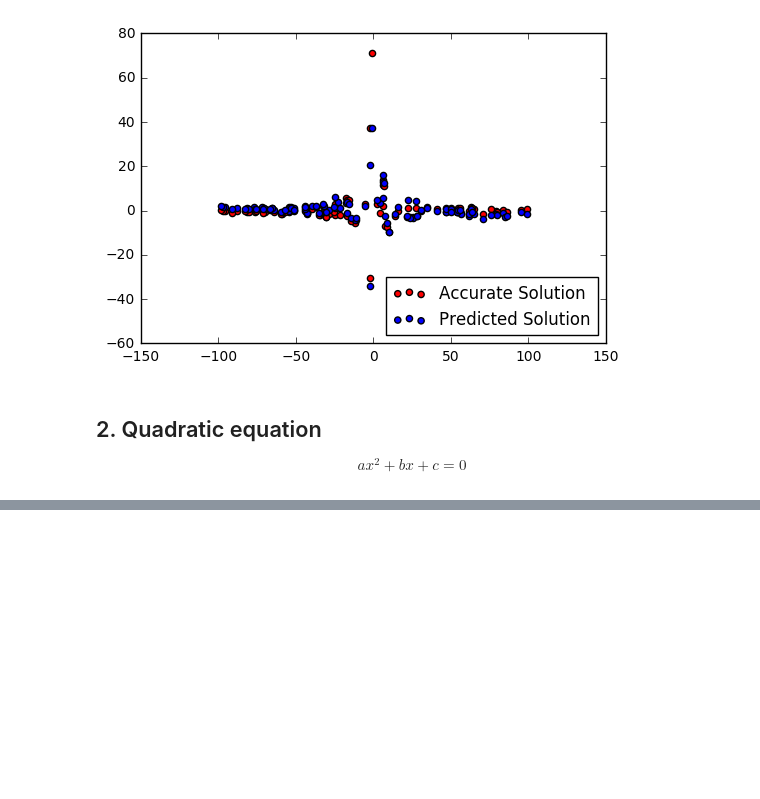
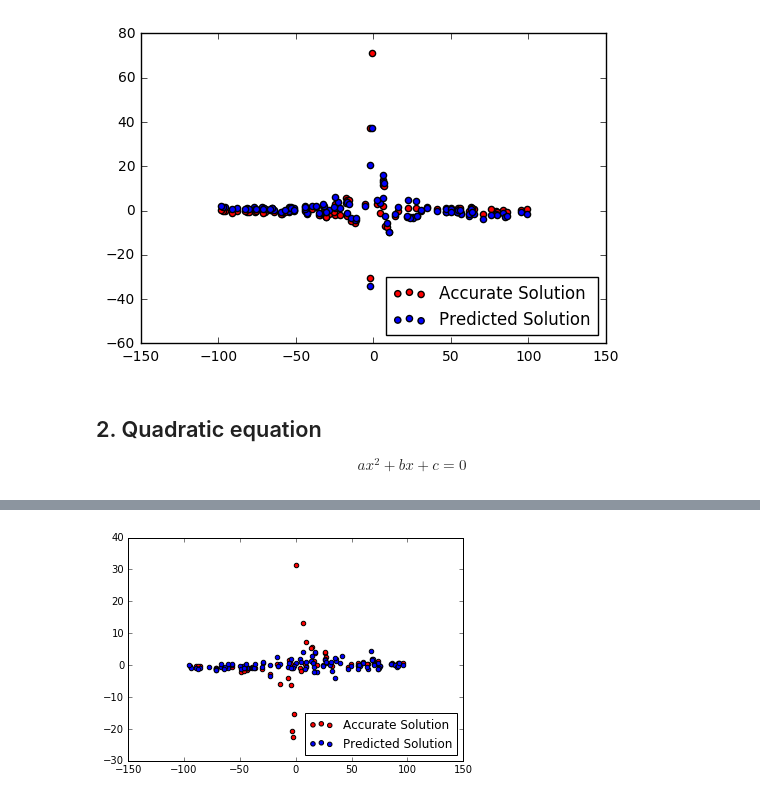
Before and after one commit to longyangking/ML, a Jupyter notebook: Deep Learning/Equation Solving.ipynb, the cells around one changed output, grey strips where cells are left out. Drawn from its saved outputs; the diff is of its cells as text; code cells hidden in the pictures; blank space fills up the shorter version.

```diff
--- a/Deep Learning/Equation Solving.ipynb
+++ b/Deep Learning/Equation Solving.ipynb
@@ -65,0 +102,17 @@ $$ a x^2 + b x + c =0$$
+# %%
+x_val = 100*(2*np.random.random((100,4))-1)
+a = x_val[:,0]
+b = x_val[:,1]
+c = x_val[:,2]
+y_val = (-b+np.sqrt(np.square(b)-4*a*c))/(2*a)
+x_val[:,3] = np.zeros(100)
+
+out = model.predict(x_val)
+
+plt.scatter(x_val[:,0], y_val,c='r',label='Accurate Solution')
+plt.scatter(x_val[:,0],out,label='Predicted Solution')
+plt.legend(loc=4)
+
+plt.show()
+# %% [output]
+[figure, added]
```
Also changed, not shown: parts of 2 cells of this notebook.
